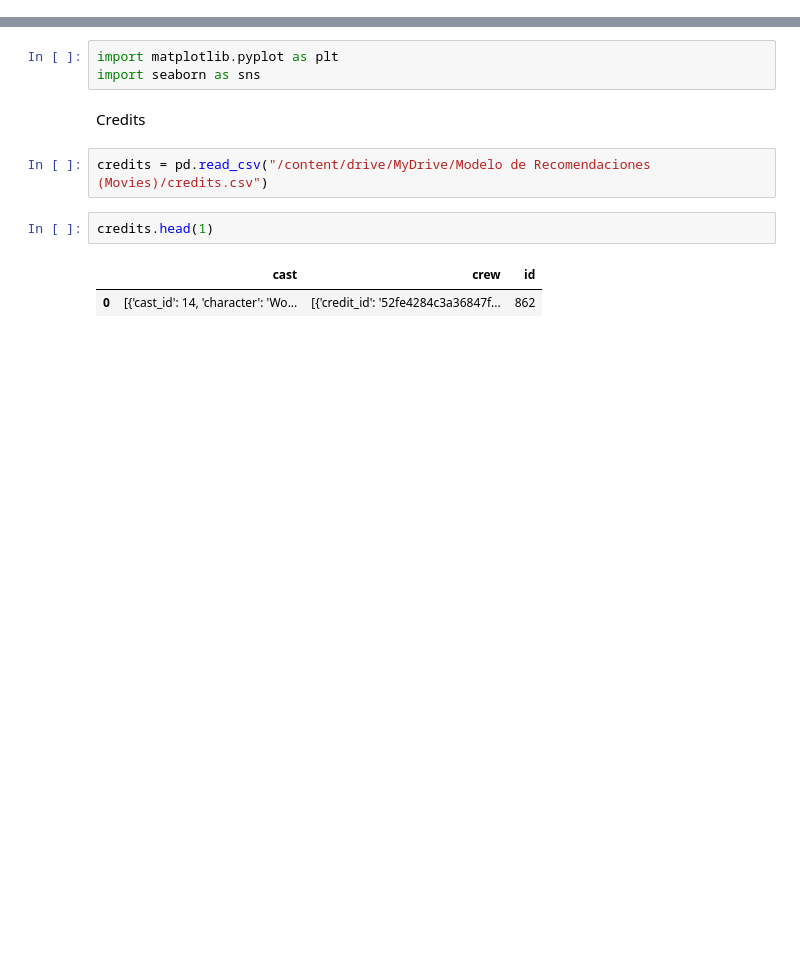
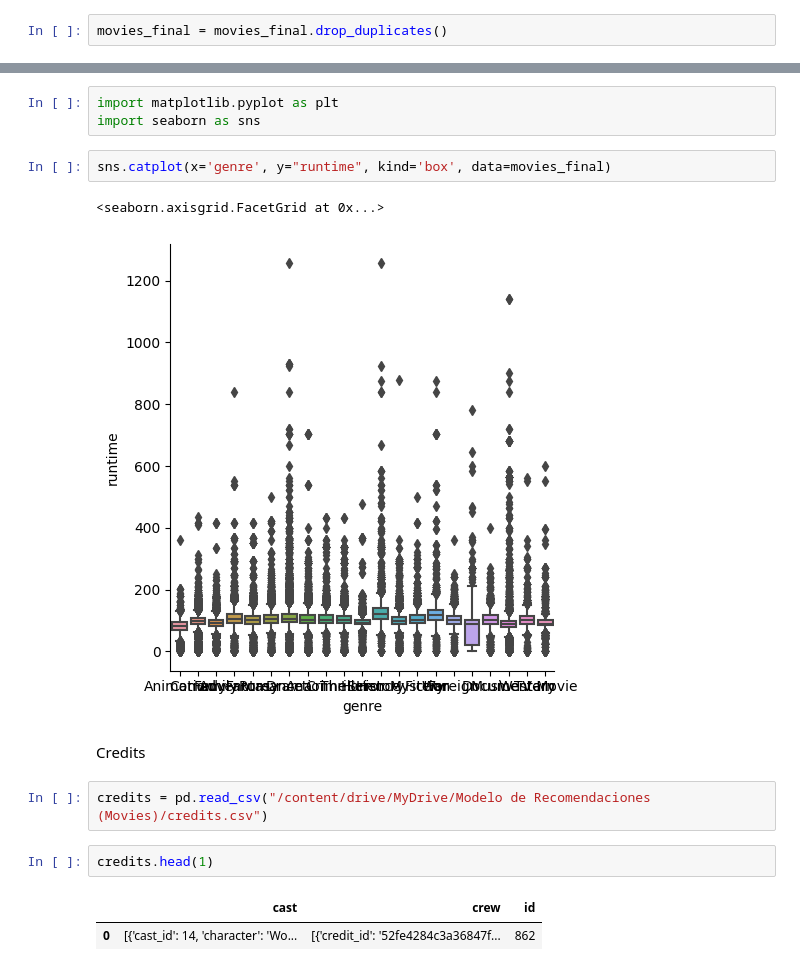
Before and after one commit to AlbaCastillo/Movie-Recommendations-Model, a Jupyter notebook: Movie_Recommendations.ipynb, the cells around one changed output, grey strips where cells are left out. Drawn from its saved outputs; the diff is of its cells as text; blank space fills up the shorter version.

```diff
--- a/Movie_Recommendations.ipynb
+++ b/Movie_Recommendations.ipynb
@@ -308,6 +307,8 @@ Index(['budget', 'id', 'original_language', 'overview', 'popularity',
        'collection_name', 'genre', 'production_companie', 'production_country',
        'spoken_language'],
       dtype='object')
+# %%
+movies_final = movies_final.drop_duplicates()
 # %%
 movies_final.info()
 # %% [output]
@@ -333,6 +341,11 @@ Buscar Datos erroneos / Nulos / Outliers
 # %%
 import matplotlib.pyplot as plt
 import seaborn as sns
+# %%
+sns.catplot(x='genre', y="runtime", kind='box', data=movies_final)
+# %% [output]
+<seaborn.axisgrid.FacetGrid at 0x...>
+[figure, added]
 # %% [markdown]
 Credits
 # %%
```
Also changed, not shown: parts of 16 cells of this notebook.
